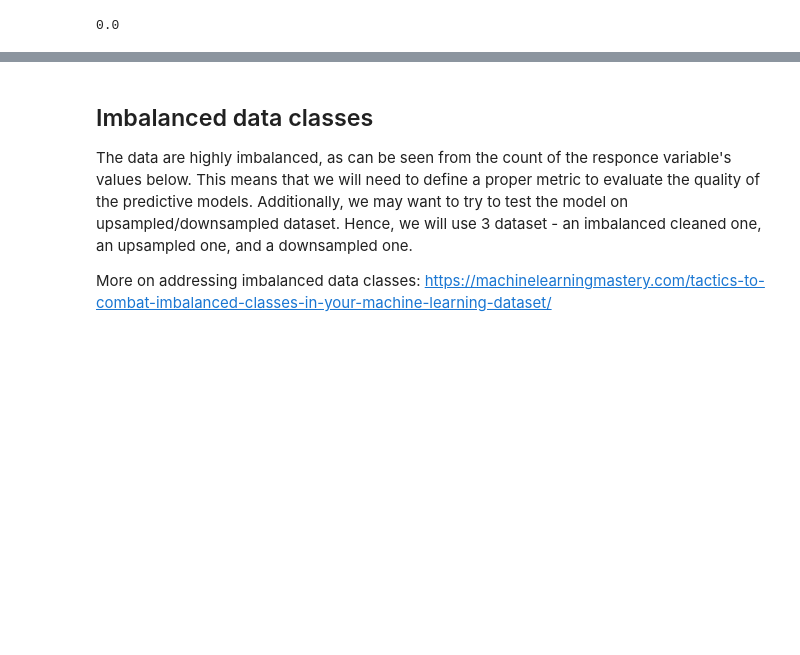
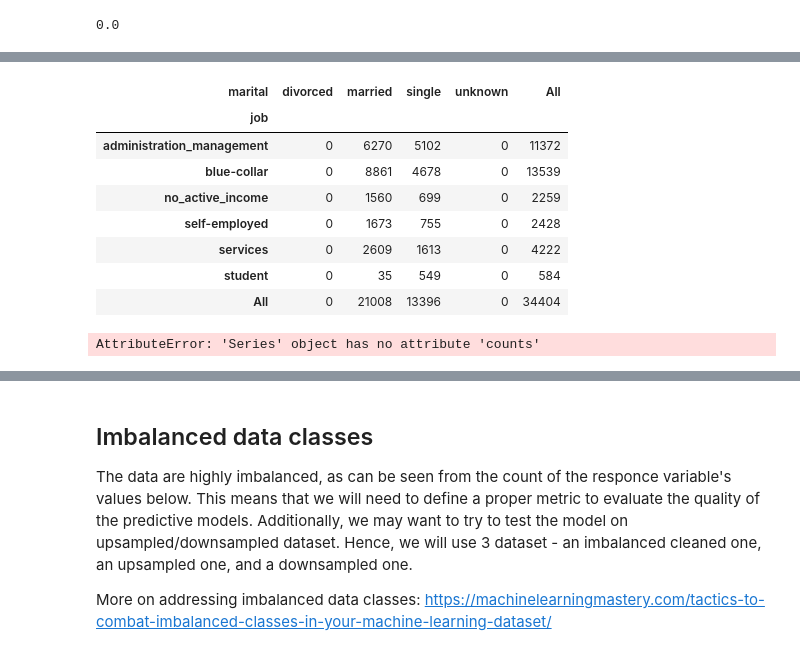
Before and after one commit to mamnunam/Springboard_Data_Science_track, a Jupyter notebook: Capstone_1/Capstone_project_1.ipynb, the cells around one changed output, grey strips where cells are left out. Saved outputs shown, nothing was run; the diff lists cells and outputs as text; code cells hidden in the pictures; blank space fills up the shorter version.

```diff
--- a/Capstone_1/Capstone_project_1.ipynb
+++ b/Capstone_1/Capstone_project_1.ipynb
@@ -687,0 +749,18 @@ _ = df_cleaned.hist()
+# %%
+#Creating the contingency table for comparing 'job' and 'marital'
+contingency_table = pd.crosstab(index=df_cleaned['job'], columns=df_cleaned['marital'], margins=True)
+contingency_table
+# %% [output]
+| marital | divorced | married | single | unknown | All |
+| job |  |  |  |  |  |
+| administration_management | 0 | 6270 | 5102 | 0 | 11372 |
+| blue-collar | 0 | 8861 | 4678 | 0 | 13539 |
+| no_active_income | 0 | 1560 | 699 | 0 | 2259 |
+| self-employed | 0 | 1673 | 755 | 0 | 2428 |
+| services | 0 | 2609 | 1613 | 0 | 4222 |
+| student | 0 | 35 | 549 | 0 | 584 |
+| All | 0 | 21008 | 13396 | 0 | 34404 |
+# %%
+df_cleaned.marital.counts()/df_cleaned.marital.count()
+# %% [output]
+AttributeError: 'Series' object has no attribute 'counts'
```
Also changed, not shown: parts of 26 cells of this notebook, 1 other file.
